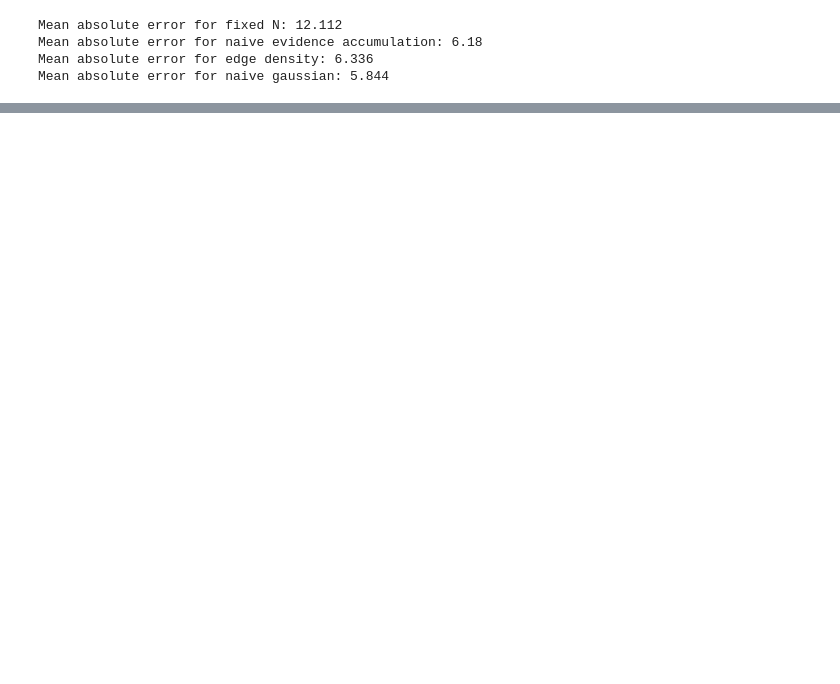
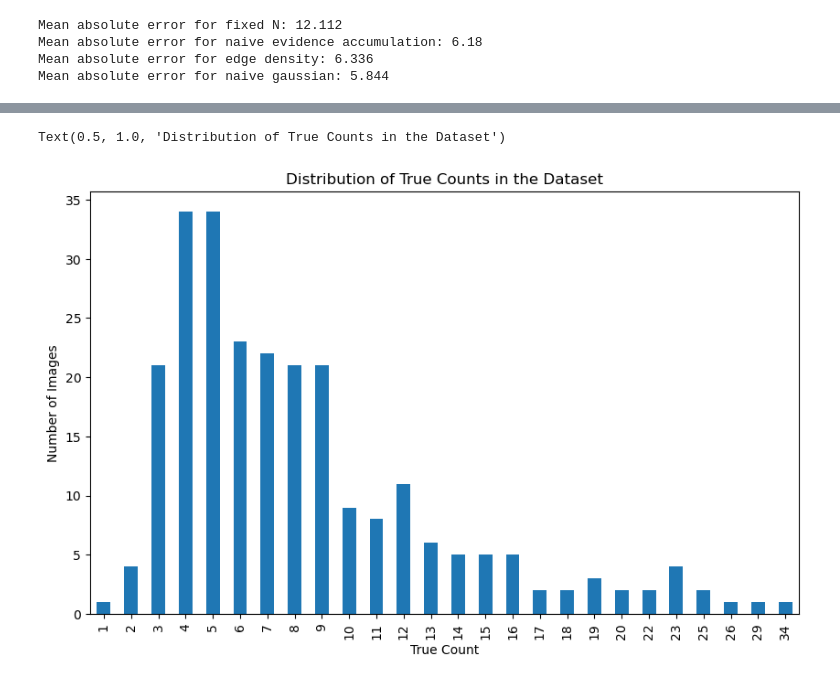
Before and after one commit to imsinha0/InvariantVisualSearchNetwork, a Jupyter notebook: generalModel.ipynb, the cells around one changed output, grey strips where cells are left out. Saved outputs shown, nothing was run; the diff lists cells and outputs as text; code cells hidden in the pictures; blank space fills up the shorter version.

```diff
--- a/generalModel.ipynb
+++ b/generalModel.ipynb
@@ -183,0 +189,12 @@ plt.show()
+# %%
+#barchart of true count
+
+df = pd.read_csv('TA_results_2_19.csv')
+plt.figure(figsize=(10, 6))
+df['true_count'].value_counts().sort_index().plot(kind='bar')
+plt.xlabel('True Count')
+plt.ylabel('Number of Images')
+plt.title('Distribution of True Counts in the Dataset')
+# %% [output]
+Text(0.5, 1.0, 'Distribution of True Counts in the Dataset')
+[figure, added]
```
Also changed, not shown: parts of 3 cells of this notebook, 2 other files.
